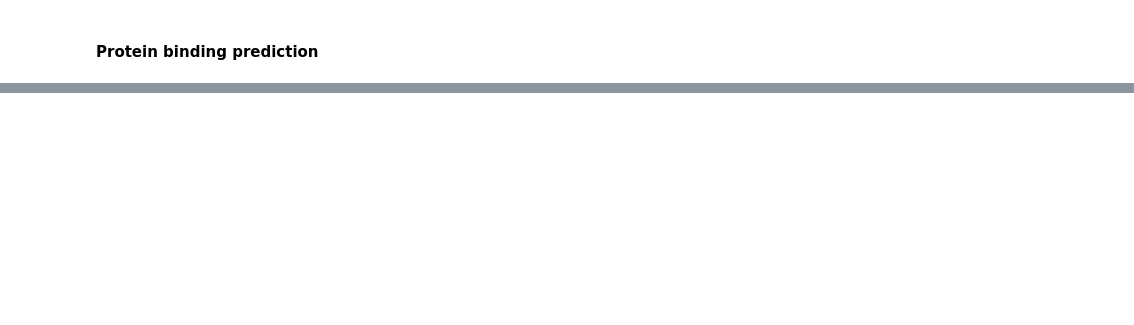
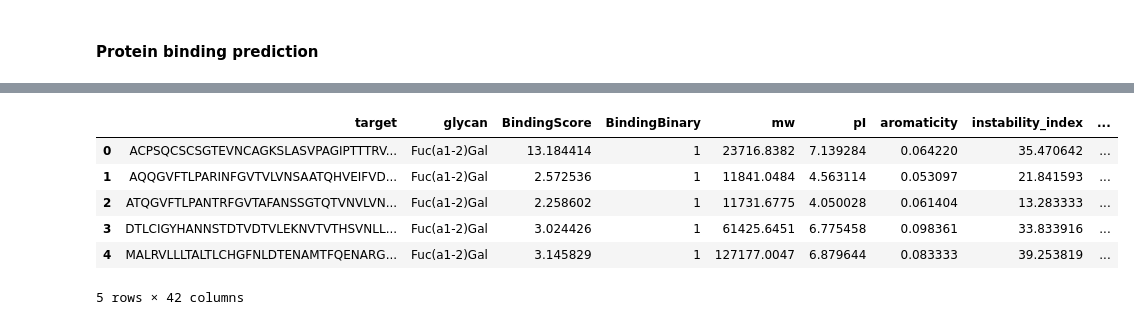
Before and after one commit to AliSaadatV/glycan_analysis, a Jupyter notebook: task2/notebooks/03_embeddings_analysis.ipynb, the cells around one changed output, grey strips where cells are left out. Cells and saved outputs as stored; diff of their text form; code cells hidden in the pictures; blank space fills up the shorter version.

```diff
--- a/task2/notebooks/03_embeddings_analysis.ipynb
+++ b/task2/notebooks/03_embeddings_analysis.ipynb
@@ -203,2 +274,10 @@ plt.show()
 # %% [markdown]
 #### Protein binding prediction
+# %%
+cols_to_keep = df_bind.columns[0:-110].values.tolist() + ['target']
+
+df_bind_long = df_bind[cols_to_keep].melt(
+    id_vars=['target'],
+    var_name='glycan',
+    value_name='BindingScore'
+).dropna().drop_duplicates()
@@ -204,0 +292,9 @@ plt.show()
+# %%
+# make the output binary
+df_bind_long['BindingBinary'] = 0
+threshold = 2
+df_bind_long.loc[df_bind_long['BindingScore']>threshold, 'BindingBinary'] = 1
+df_bind_long.loc[df_bind_long['BindingScore']<-threshold, 'BindingBinary'] = -1
+df_bind_long = df_bind_long[df_bind_long['BindingBinary'] != 0]
+
+df_bind_long.head()
@@ -204,0 +375,15 @@ plt.show()
+# %%
+df_bind_long_wfeatues = df_bind_long.merge(prot_features_df, how='left')\
+    .merge(all_embeds_df[['glycan'] + pc_cols], how = 'left')\
+    .dropna()\
+    .drop_duplicates()
+
+df_bind_long_wfeatues.head()
+# %% [output]
+|  | target | glycan | BindingScore | BindingBinary | mw | pI | aromaticity | instability_index | ... |
+| 0 | ACPSQCSCSGTEVNCAGKSLASVPAGIPTTTRV... | Fuc(a1-2)Gal | 13.184414 | 1 | 23716.8382 | 7.139284 | 0.064220 | 35.470642 | ... |
+| 1 | AQQGVFTLPARINFGVTVLVNSAATQHVEIFVD... | Fuc(a1-2)Gal | 2.572536 | 1 | 11841.0484 | 4.563114 | 0.053097 | 21.841593 | ... |
+| 2 | ATQGVFTLPANTRFGVTAFANSSGTQTVNVLVN... | Fuc(a1-2)Gal | 2.258602 | 1 | 11731.6775 | 4.050028 | 0.061404 | 13.283333 | ... |
+| 3 | DTLCIGYHANNSTDTVDTVLEKNVTVTHSVNLL... | Fuc(a1-2)Gal | 3.024426 | 1 | 61425.6451 | 6.775458 | 0.098361 | 33.833916 | ... |
+| 4 | MALRVLLLTALTLCHGFNLDTENAMTFQENARG... | Fuc(a1-2)Gal | 3.145829 | 1 | 127177.0047 | 6.879644 | 0.083333 | 39.253819 | ... |
+5 rows × 42 columns
```
Also changed, not shown: parts of 29 cells of this notebook, 5 other files.
